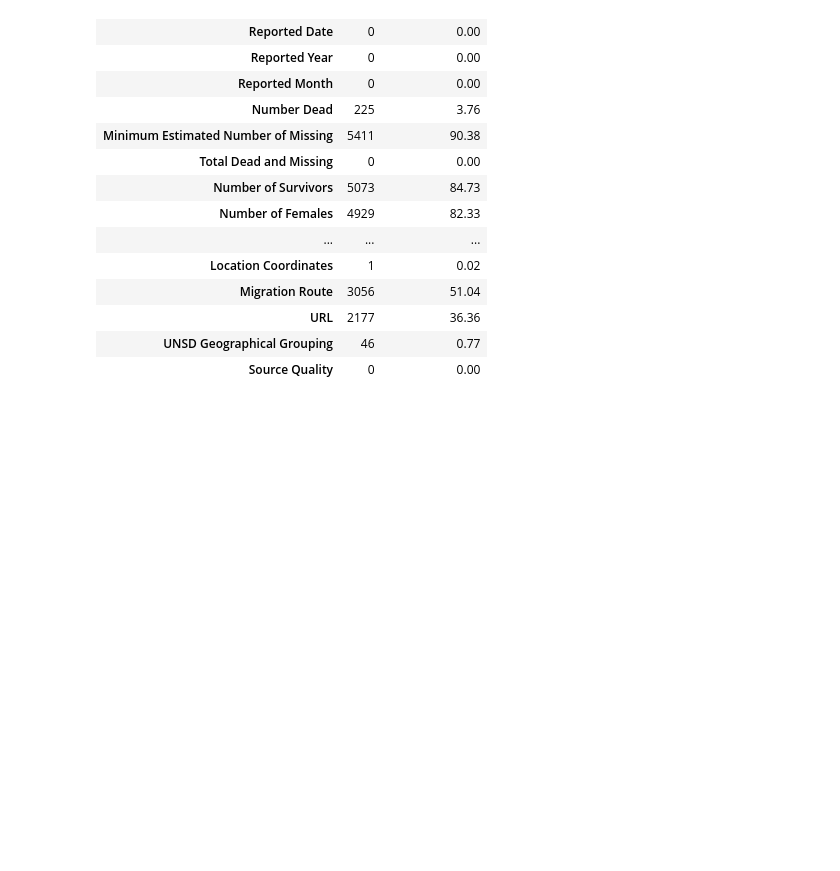
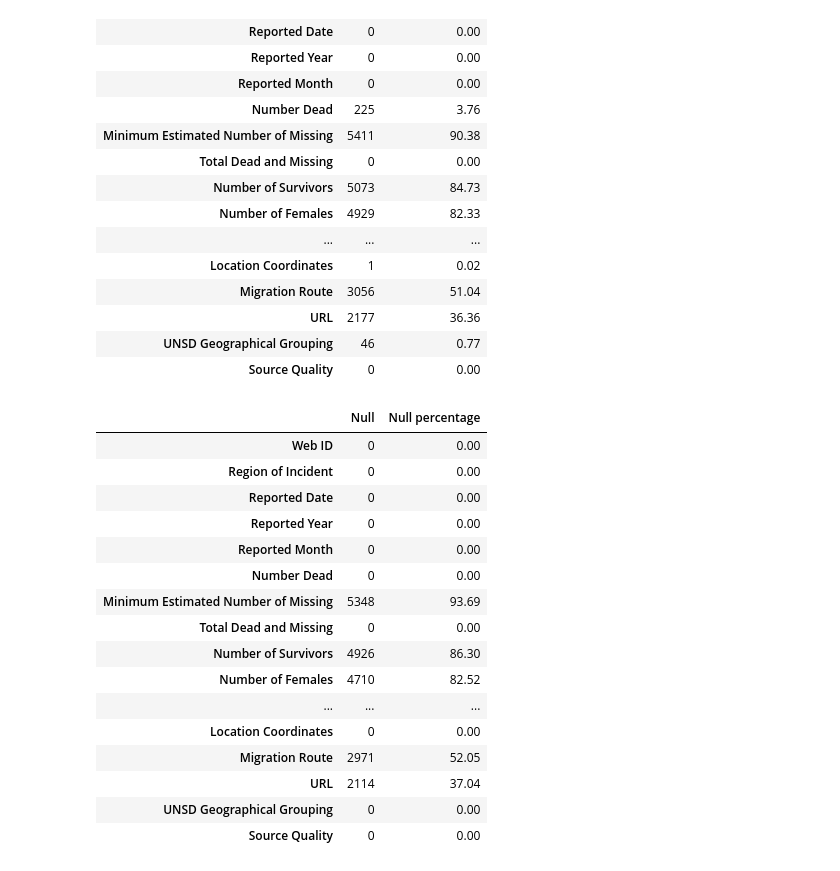
Before and after one commit to lklmkv/tvp1t, a Jupyter notebook: Missings.ipynb, the cells around one changed output. Drawn from its saved outputs; the diff is of its cells as text; code cells hidden in the pictures; blank space fills up the shorter version.

```diff
--- a/Missings.ipynb
+++ b/Missings.ipynb
@@ -72,3 +70,27 @@ data_missing
 | URL | 2177 | 36.36 |
 | UNSD Geographical Grouping | 46 | 0.77 |
 | Source Quality | 0 | 0.00 |
+# %%
+df = df.dropna(subset=['Location Description', 'Information Source', 'Location Coordinates', 'UNSD Geographical Grouping', 'Number Dead'])
+data_missing = pd.DataFrame(index = df.columns.values)
+data_missing['Null'] = df.isnull().sum().values
+data_missing['Null percentage'] = (df.isna().sum() / len(df)).round(4) * 100
+data_missing
+# %% [output]
+|  | Null | Null percentage |
+| Web ID | 0 | 0.00 |
+| Region of Incident | 0 | 0.00 |
+| Reported Date | 0 | 0.00 |
+| Reported Year | 0 | 0.00 |
+| Reported Month | 0 | 0.00 |
+| Number Dead | 0 | 0.00 |
+| Minimum Estimated Number of Missing | 5348 | 93.69 |
+| Total Dead and Missing | 0 | 0.00 |
+| Number of Survivors | 4926 | 86.30 |
+| Number of Females | 4710 | 82.52 |
+| ... | ... | ... |
+| Location Coordinates | 0 | 0.00 |
+| Migration Route | 2971 | 52.05 |
+| URL | 2114 | 37.04 |
+| UNSD Geographical Grouping | 0 | 0.00 |
+| Source Quality | 0 | 0.00 |
```
Also changed, not shown: parts of 6 cells of this notebook.
